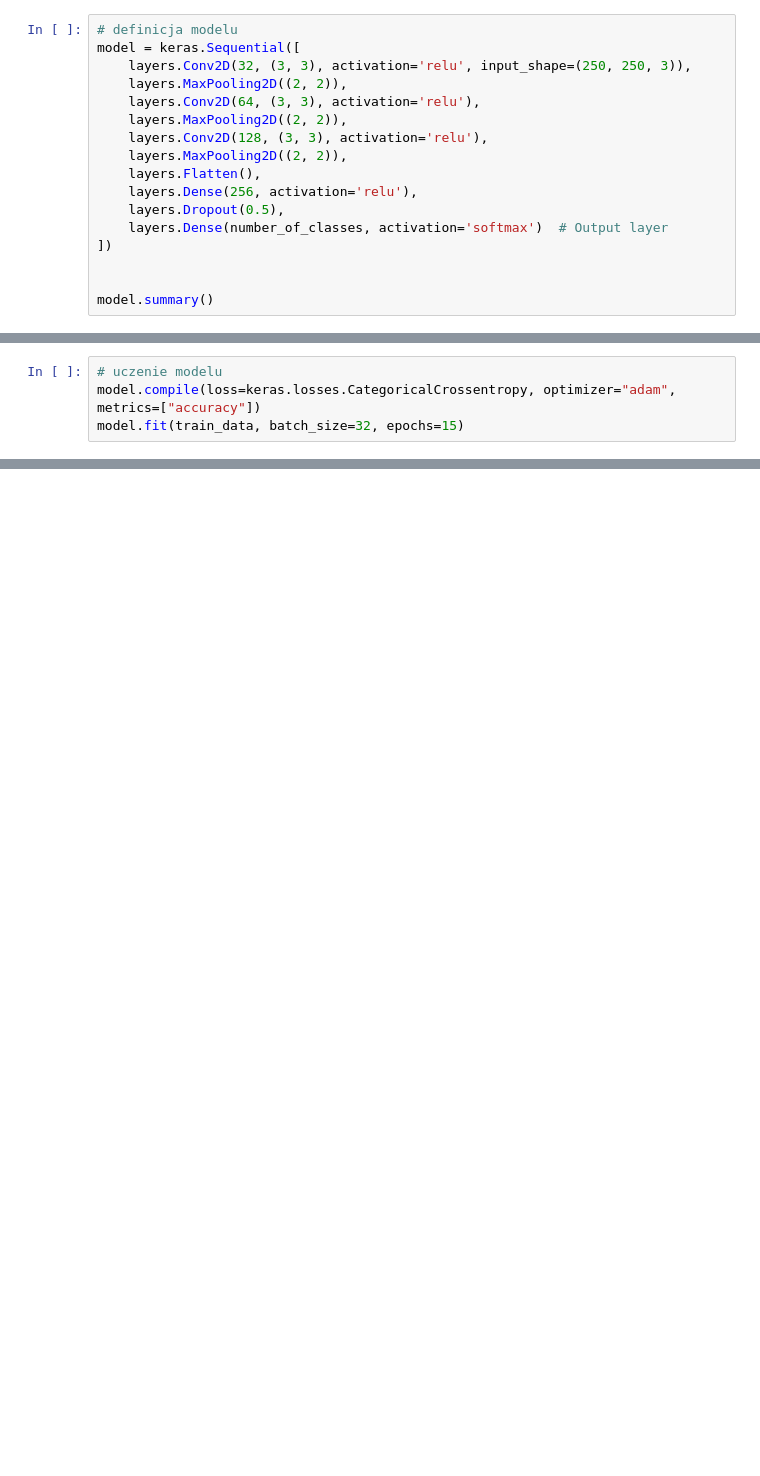
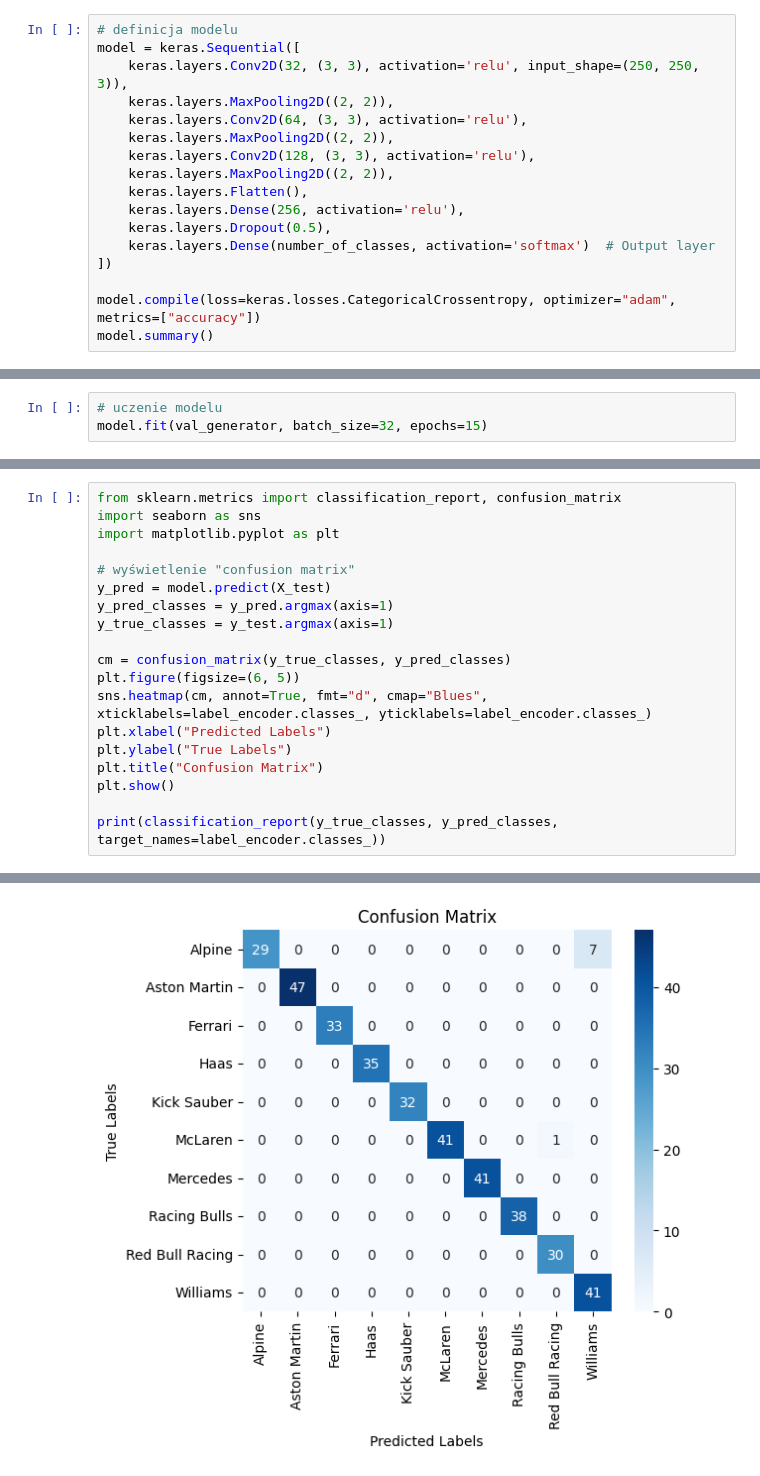
Before and after one commit to voytech-47/machineLearningProject, a Jupyter notebook: keras.ipynb, the cells around one changed output, grey strips where cells are left out. Cells and saved outputs as stored; diff of their text form; blank space fills up the shorter version.

```diff
--- a/keras.ipynb
+++ b/keras.ipynb
@@ -71,18 +95,18 @@ Using 502 files for validation.
 # %%
 # definicja modelu
 model = keras.Sequential([
-    layers.Conv2D(32, (3, 3), activation='relu', input_shape=(250, 250, 3)),
-    layers.MaxPooling2D((2, 2)),
-    layers.Conv2D(64, (3, 3), activation='relu'),
-    layers.MaxPooling2D((2, 2)),
-    layers.Conv2D(128, (3, 3), activation='relu'),
-    layers.MaxPooling2D((2, 2)),
-    layers.Flatten(),
-    layers.Dense(256, activation='relu'),
-    layers.Dropout(0.5),
-    layers.Dense(number_of_classes, activation='softmax')  # Output layer
+    keras.layers.Conv2D(32, (3, 3), activation='relu', input_shape=(250, 250, 3)),
+    keras.layers.MaxPooling2D((2, 2)),
+    keras.layers.Conv2D(64, (3, 3), activation='relu'),
+    keras.layers.MaxPooling2D((2, 2)),
+    keras.layers.Conv2D(128, (3, 3), activation='relu'),
+    keras.layers.MaxPooling2D((2, 2)),
+    keras.layers.Flatten(),
+    keras.layers.Dense(256, activation='relu'),
+    keras.layers.Dropout(0.5),
+    keras.layers.Dense(number_of_classes, activation='softmax')  # Output layer
 ])
 
-
+model.compile(loss=keras.losses.CategoricalCrossentropy, optimizer="adam", metrics=["accuracy"])
 model.summary()
 # %% [output]
@@ -109,7 +133,6 @@ Model: "sequential_4"
  Non-trainable params: 0 (0.00 B)
 # %%
 # uczenie modelu
-model.compile(loss=keras.losses.CategoricalCrossentropy, optimizer="adam", metrics=["accuracy"])
-model.fit(train_data, batch_size=32, epochs=15)
+model.fit(val_generator, batch_size=32, epochs=15)
 # %% [output]
 Epoch 1/15
@@ -144,0 +183,20 @@ Ferrari
+# %%
+from sklearn.metrics import classification_report, confusion_matrix
+import seaborn as sns
+import matplotlib.pyplot as plt
+
+# wyświetlenie "confusion matrix"
+y_pred = model.predict(X_test)
+y_pred_classes = y_pred.argmax(axis=1)
+y_true_classes = y_test.argmax(axis=1)
+
+cm = confusion_matrix(y_true_classes, y_pred_classes)
+plt.figure(figsize=(6, 5))
+sns.heatmap(cm, annot=True, fmt="d", cmap="Blues", xticklabels=label_encoder.classes_, yticklabels=label_encoder.classes_)
+plt.xlabel("Predicted Labels")
+plt.ylabel("True Labels")
+plt.title("Confusion Matrix")
+plt.show()
+
+print(classification_report(y_true_classes, y_pred_classes, target_names=label_encoder.classes_))
+# %% [output]
@@ -144,0 +204 @@ Ferrari
+[figure, added]
```
Also changed, not shown: parts of 8 cells of this notebook.
